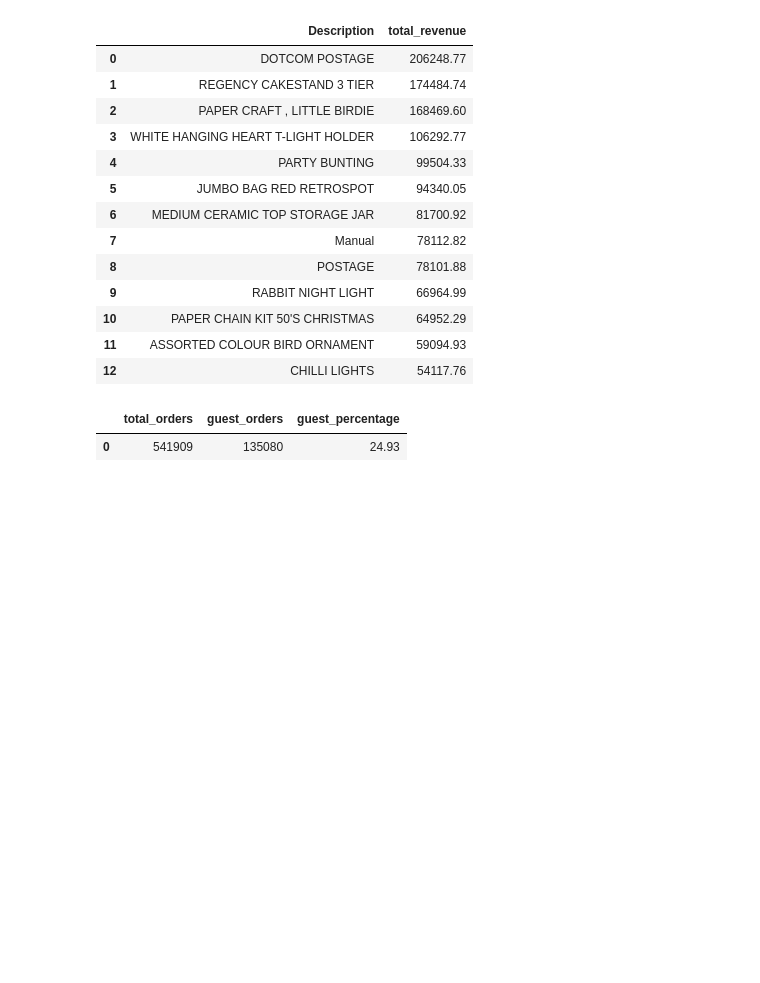
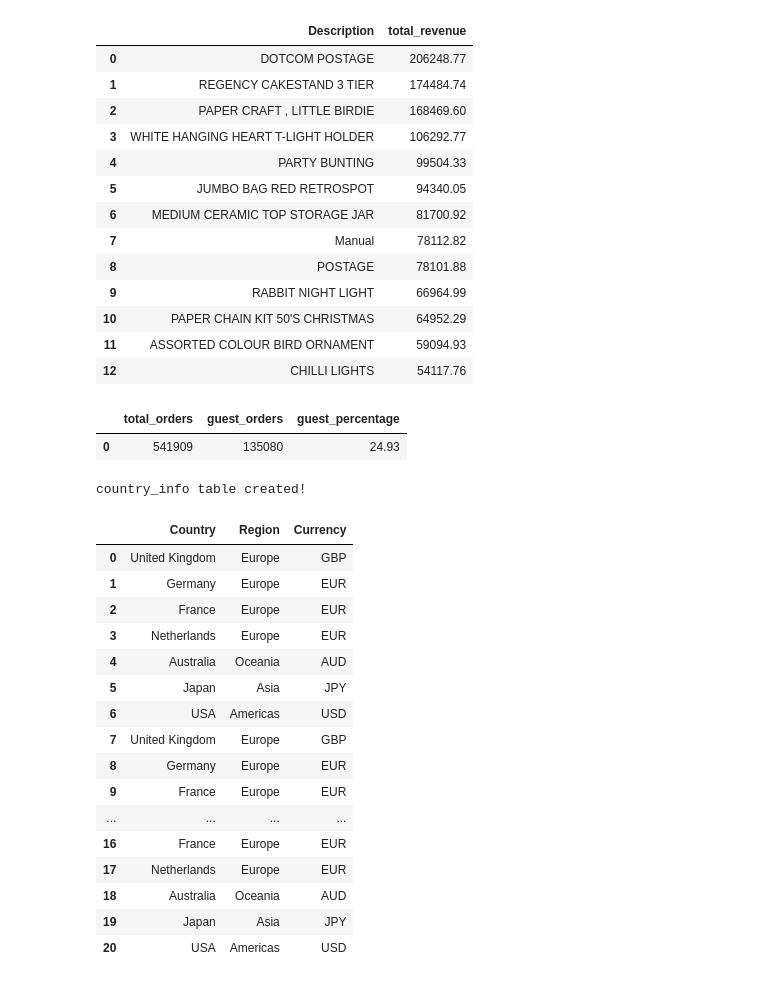
Before and after one commit to Danammadhunika/ml-journey, a Jupyter notebook: project_03_ecommerce_sql/notebooks/ecommerce_sql_analysis.ipynb, the cells around one changed output. Saved outputs shown, nothing was run; the diff lists cells and outputs as text; code cells hidden in the pictures; blank space fills up the shorter version.

```diff
--- a/project_03_ecommerce_sql/notebooks/ecommerce_sql_analysis.ipynb
+++ b/project_03_ecommerce_sql/notebooks/ecommerce_sql_analysis.ipynb
@@ -1122,3 +1122,61 @@ result
 # %% [output]
 |  | total_orders | guest_orders | guest_percentage |
 | 0 | 541909 | 135080 | 24.93 |
+# %%
+# Create a small country_info table
+import sqlite3
+import pandas as pd
+
+conn = sqlite3.connect(r"C:\Users\danam\OneDrive\Desktop\ML_journey\project_03_ecommerce_sql\datasets\ecommerce.db")
+
+# Create second table
+conn.execute("""
+CREATE TABLE IF NOT EXISTS country_info (
+    Country TEXT,
+    Region TEXT,
+    Currency TEXT
+)
+""")
+
+# Insert some rows
+conn.executemany("""
+INSERT OR IGNORE INTO country_info VALUES (?, ?, ?)
+""", [
+    ('United Kingdom', 'Europe', 'GBP'),
+    ('Germany', 'Europe', 'EUR'),
+    ('France', 'Europe', 'EUR'),
+    ('Netherlands', 'Europe', 'EUR'),
+    ('Australia', 'Oceania', 'AUD'),
+    ('Japan', 'Asia', 'JPY'),
+    ('USA', 'Americas', 'USD')
+])
+
+conn.commit()
+print("country_info table created!")
+# %% [output]
+country_info table created!
+# %%
+query = """
+SELECT *
+FROM country_info
+"""
+result = pd.read_sql_query(query, conn)
+result
+# %% [output]
+|  | Country | Region | Currency |
+| 0 | United Kingdom | Europe | GBP |
+| 1 | Germany | Europe | EUR |
+| 2 | France | Europe | EUR |
+| 3 | Netherlands | Europe | EUR |
+| 4 | Australia | Oceania | AUD |
+| 5 | Japan | Asia | JPY |
+| 6 | USA | Americas | USD |
+| 7 | United Kingdom | Europe | GBP |
+| 8 | Germany | Europe | EUR |
+| 9 | France | Europe | EUR |
+| ... | ... | ... | ... |
+| 16 | France | Europe | EUR |
+| 17 | Netherlands | Europe | EUR |
+| 18 | Australia | Oceania | AUD |
+| 19 | Japan | Asia | JPY |
+| 20 | USA | Americas | USD |
```
Also changed, not shown: parts of 1 cell of this notebook, 2 other files.
